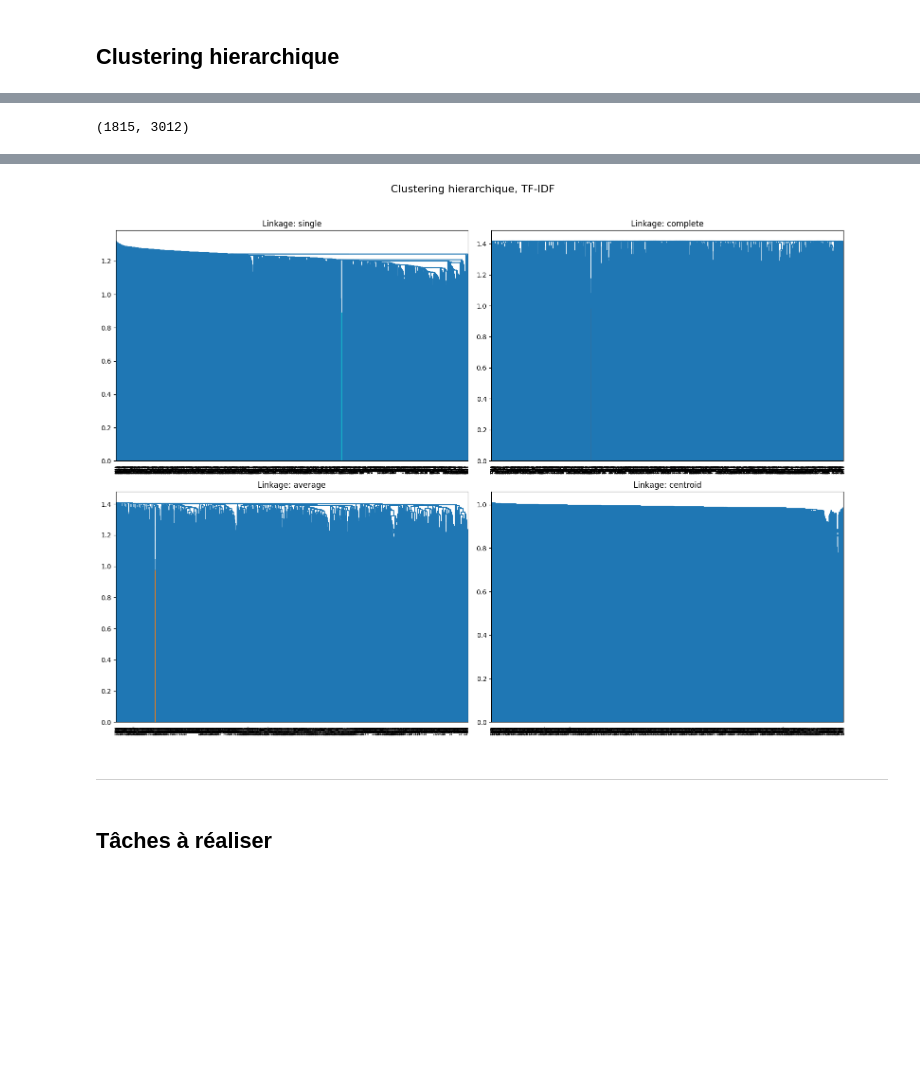
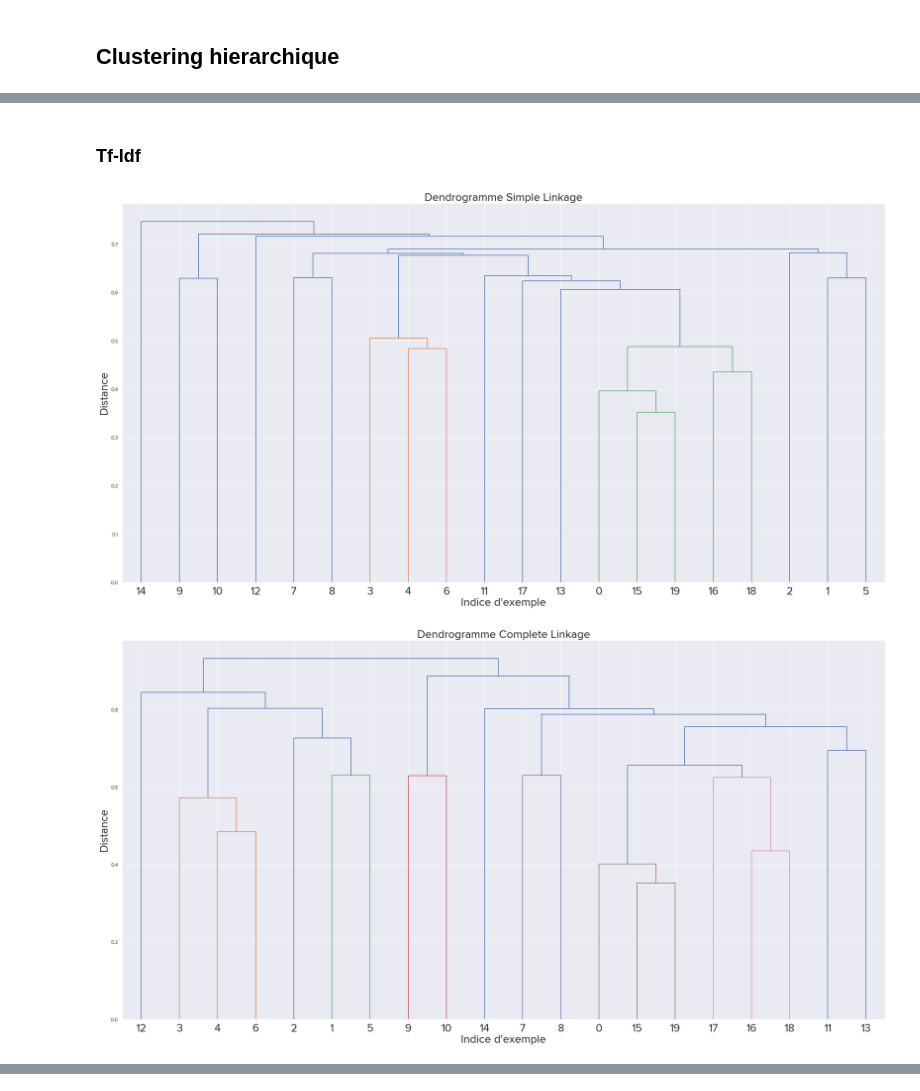
Before and after one commit to BshKatrin/SDD-miniprojet, a Jupyter notebook: miniprojet/unsupervised_no_sw.ipynb, the cells around one changed output, grey strips where cells are left out. Drawn from its saved outputs; the diff is of its cells as text; code cells hidden in the pictures; blank space fills up the shorter version.

```diff
--- a/miniprojet/unsupervised_no_sw.ipynb
+++ b/miniprojet/unsupervised_no_sw.ipynb
@@ -296,7 +296,20 @@ for i, method in enumerate(methods):
+# %% [markdown]
+### Tf-Idf
 # %%
-# BoW binaire
 news_desc = get_tfidf_vect(news_no_stopwords, corpus)
-bow_no_stopw = pd.DataFrame(news_desc.todense()) # df BoW
-bow_no_stopw.shape
+targets_vectors = pd.DataFrame(ce.get_target_vectors(news_desc, news_no_stopwords))
+
+methods = {'single':clust.CHA_simple,
+           'complete':clust.CHA_complete,
+           'average':clust.CHA_average,
+            'centroid':clust.CHA_centroid}
+
+
+for i, method in enumerate(methods):
+    if method == "centroid":
+        clust.CHA_centroid(targets_vectors, clust.dist_euclidienne, False, True)
+    else:
+        methods[method](targets_vectors, clust.dist_cosine, False, True)
 # %% [output]
-(1815, 3012)
+[figure, added]
+[figure, added]
@@ -303,23 +317,0 @@ bow_no_stopw.shape
-# %%
-from scipy.cluster.hierarchy import linkage, dendrogram
-methods = ['single', 'complete', 'average', 'centroid']
-
-fig, axes = plt.subplots(2, 2, figsize=(16, 12))
-axes = axes.flatten()
-
-# Loop over methods and plot dendrograms
-for i, method in enumerate(methods):
-    linked = linkage(bow_no_stopw, method=method)
-    dendrogram(linked, ax=axes[i])
-    axes[i].set_title(f'Linkage: {method}')
-
-plt.suptitle('Clustering hierarchique, TF-IDF', fontsize=16)
-
-plt.tight_layout(rect=[0, 0, 1, 0.96])  # Leave space for suptitle
-plt.show()
-# %% [output]
-[figure, removed]
-# %% [markdown]
----
-# %% [markdown]
-## Tâches à réaliser
```
Also changed, not shown: parts of 14 cells of this notebook, 5 other files.
